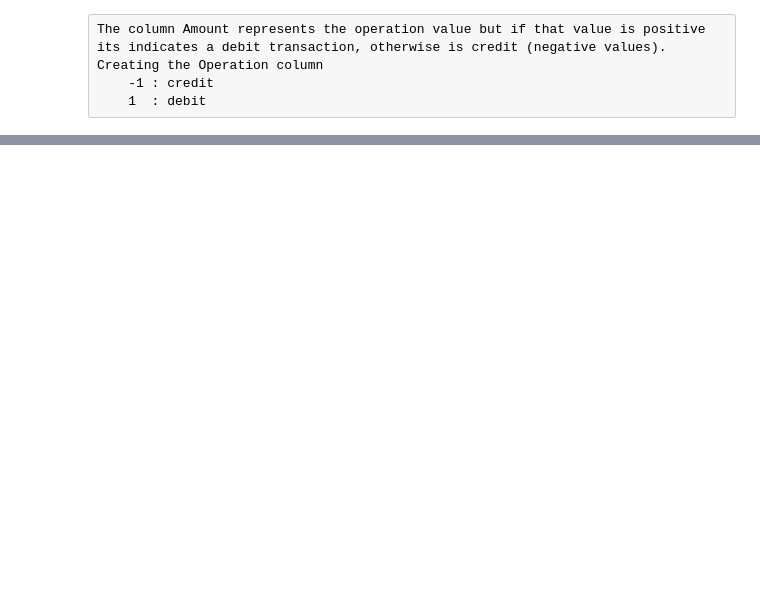
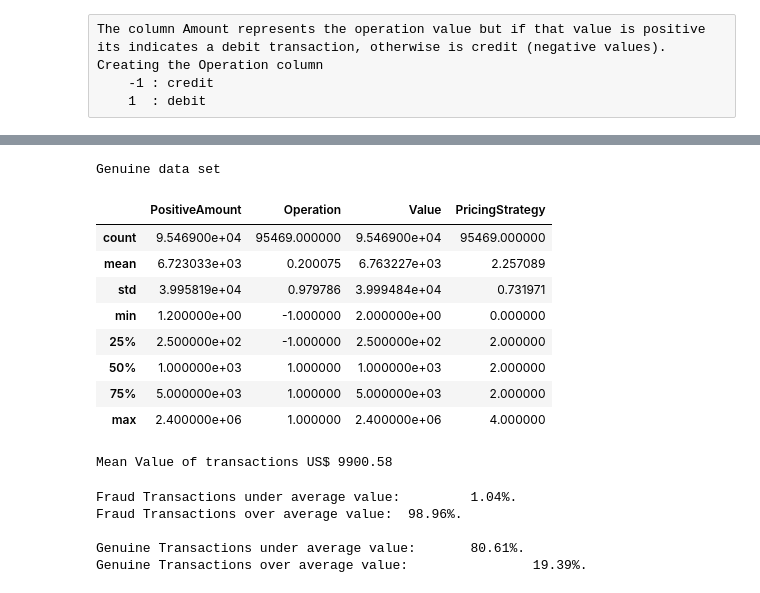
Before and after one commit to fernandojunior/financial-fraud-detection, a Jupyter notebook: src/Fraud_Detection_Xente.ipynb, the cells around one changed output, grey strips where cells are left out. Saved outputs shown, nothing was run; the diff lists cells and outputs as text; code cells hidden in the pictures; blank space fills up the shorter version.

```diff
--- a/src/Fraud_Detection_Xente.ipynb
+++ b/src/Fraud_Detection_Xente.ipynb
@@ -225,0 +342,39 @@ fraud_data = clean_data(fraud_data, columns_to_remove = ['Amount'])
+# %%
+print('Genuine data set')
+fraud_data.select(feature_cols).filter(fraud_data['FraudResult'] == 0).toPandas().describe()
+# %% [output]
+Genuine data set
+|  | PositiveAmount | Operation | Value | PricingStrategy |
+| count | 9.546900e+04 | 95469.000000 | 9.546900e+04 | 95469.000000 |
+| mean | 6.723033e+03 | 0.200075 | 6.763227e+03 | 2.257089 |
+| std | 3.995819e+04 | 0.979786 | 3.999484e+04 | 0.731971 |
+| min | 1.200000e+00 | -1.000000 | 2.000000e+00 | 0.000000 |
+| 25% | 2.500000e+02 | -1.000000 | 2.500000e+02 | 2.000000 |
+| 50% | 1.000000e+03 | 1.000000 | 1.000000e+03 | 2.000000 |
+| 75% | 5.000000e+03 | 1.000000 | 5.000000e+03 | 2.000000 |
+| max | 2.400000e+06 | 1.000000 | 2.400000e+06 | 4.000000 |
+# %%
+mean_value = fraud_data.select(mean(fraud_data['value'])).collect()[0][0]
+
+print('Mean Value of transactions US$ {0:.2f}'.format(mean_value))
+# %% [output]
+Mean Value of transactions US$ 9900.58
+# %%
+percentFraudByAvgValueLow = fraud_data.filter("FraudResult == 1 and PositiveAmount < " + str(mean_value) ).count() / fraud_data.filter('FraudResult == 1').count()
+percentGenByAvgValueLow = fraud_data.filter("FraudResult == 0 and PositiveAmount < "+ str(mean_value) ).count() / fraud_data.filter('FraudResult == 0').count()
+
+percentFraudByAvgValueHigh = fraud_data.filter("FraudResult == 1 and PositiveAmount > "+ str(mean_value) ).count() / fraud_data.filter('FraudResult == 1').count()
+percentGenByAvgValueHigh = fraud_data.filter("FraudResult == 0 and PositiveAmount > "+ str(mean_value) ).count() / fraud_data.filter('FraudResult == 0').count()
+
+
+print('Fraud Transactions under average value: \t{0:.2f}%.'.format(percentFraudByAvgValueLow * 100))
+print('Fraud Transactions over average value: \t{0:.2f}%.\n'.format(percentFraudByAvgValueHigh * 100))
+
+print('Genuine Transactions under average value: \t{0:.2f}%.'.format(percentGenByAvgValueLow * 100))
+print('Genuine Transactions over average value: \t\t{0:.2f}%.'.format(percentGenByAvgValueHigh * 100))
+# %% [output]
+Fraud Transactions under average value:         1.04%.
+Fraud Transactions over average value:  98.96%.
+
+Genuine Transactions under average value:       80.61%.
+Genuine Transactions over average value:                19.39%.
```
Also changed, not shown: parts of 22 cells of this notebook.
